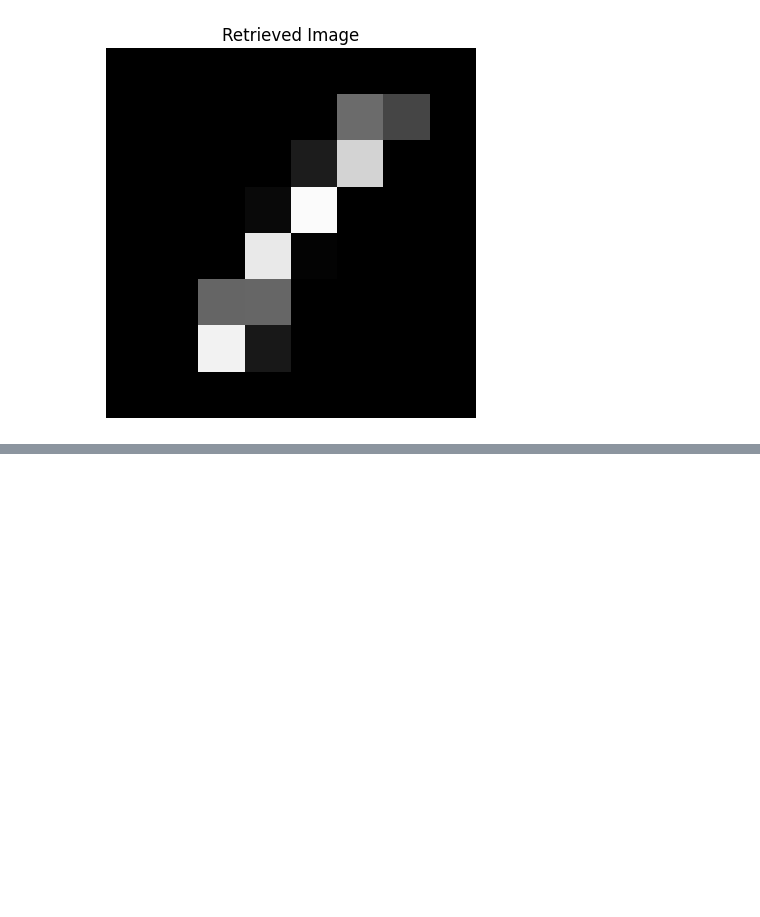
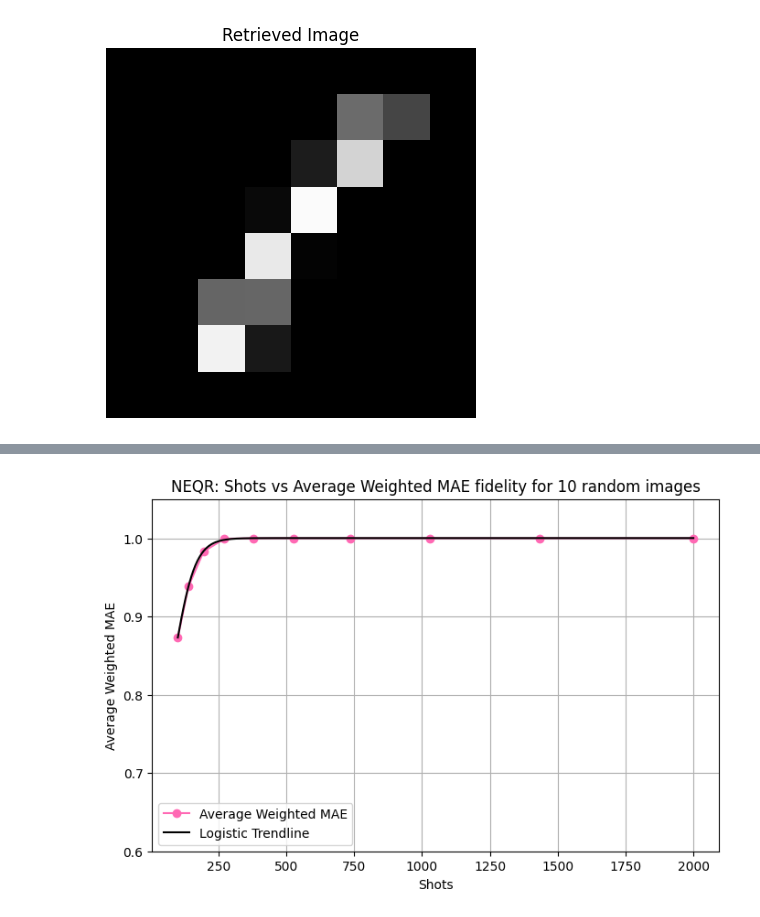
Before and after one commit to small-brain-ferret/quantum-image-ksasf, a Jupyter notebook: NEQR-greyscale/neqr.ipynb, the cells around one changed output, grey strips where cells are left out. Cells and saved outputs as stored; diff of their text form; code cells hidden in the pictures; blank space fills up the shorter version.

Commit message:
update: neqr
added weighted mae + ssim + trnedline + 10 random images instead of set 20

```diff
--- a/NEQR-greyscale/neqr.ipynb
+++ b/NEQR-greyscale/neqr.ipynb
@@ -153,0 +151,15 @@ Fidelity between original and retrieved images: 1.0000
+# %%
+print("Choose fidelity metric:")
+print("1: SSIM")
+print("2: Weighted MAE")
+choice = input("Enter 1 or 2: ").strip()
+if choice == "1":
+    fidelity_func = ssim_fidelity
+    metric_name = "SSIM"
+    print("Using SSIM for fidelity.")
+elif choice == "2":
+    fidelity_func = weighted_mae
+    metric_name = "Weighted MAE"
+    print("Using weighted MAE for fidelity.")
+else:
+    raise ValueError("Invalid choice. Please enter 1 or 2.")
@@ -279,0 +234,25 @@ Shots: 2000, Avg Fidelity: 1.0000
+# %%
+from scipy.optimize import curve_fit
+
+def logistic(x, L, x0, k, b):
+    return L / (1 + np.exp(-k*(x-x0))) + b
+
+p0 = [1, np.median(shot_counts), 0.01, 0]
+plt.figure(figsize=(8,5))
+plt.plot(shot_counts, fidelities, marker='o', color='hotpink', label=f'Average {metric_name}')
+try:
+    params, _ = curve_fit(logistic, shot_counts, fidelities, p0, maxfev=10000)
+    x_fit = np.linspace(min(shot_counts), max(shot_counts), 300)
+    plt.plot(x_fit, logistic(x_fit, *params), color='black', linestyle='-', label='Logistic Trendline')
+except Exception as e:
+    print("Logistic fit failed:", e)
+
+plt.title(f"NEQR: Shots vs Average {metric_name} fidelity for 10 random images")
+plt.xlabel("Shots")
+plt.ylabel(f"Average {metric_name}")
+plt.grid(True)
+plt.ylim(0.6, 1.05)
+plt.legend()
+plt.show()
+# %% [output]
+[figure, added]
```
Also changed, not shown: parts of 4 cells of this notebook.
